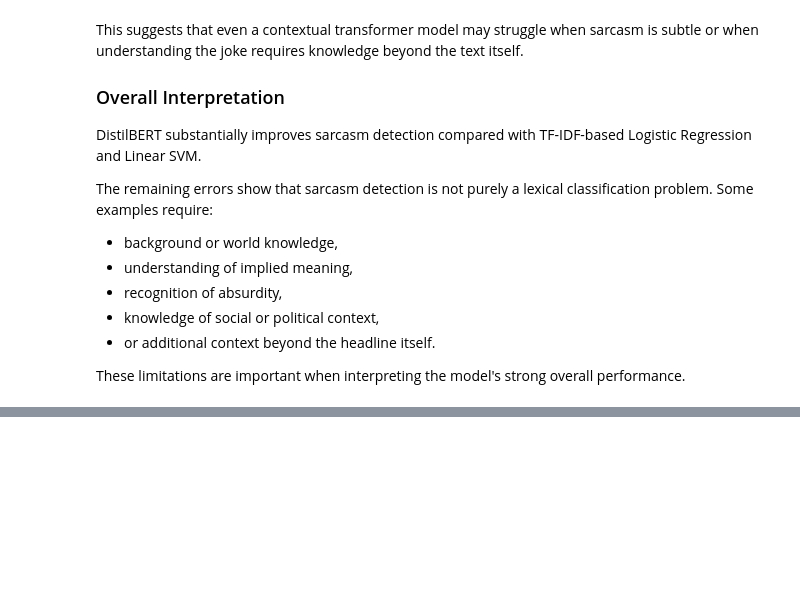
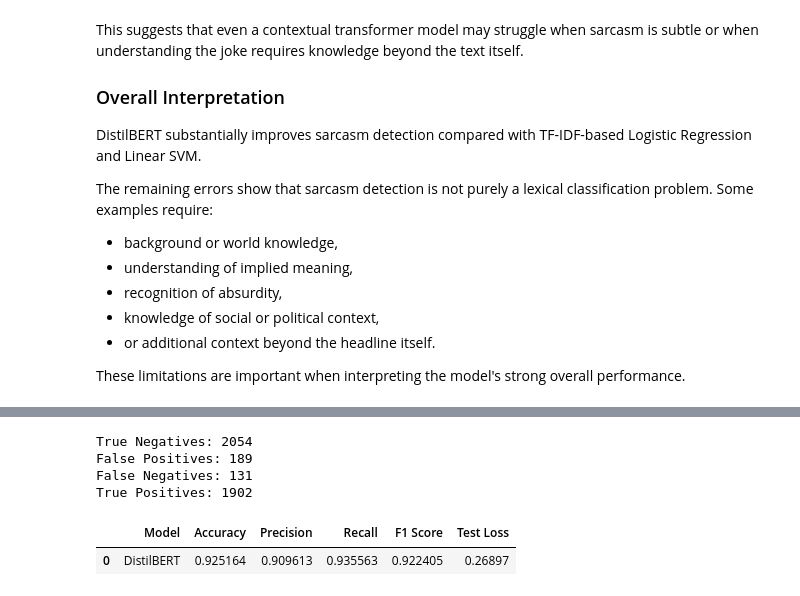
Before and after one commit to Sangeetha-238/sarcasm-detection-nlp, a Jupyter notebook: notebooks/06_distilbert_model.ipynb, the cells around one changed output, grey strips where cells are left out. Cells and saved outputs as stored; diff of their text form; code cells hidden in the pictures; blank space fills up the shorter version.

```diff
--- a/notebooks/06_distilbert_model.ipynb
+++ b/notebooks/06_distilbert_model.ipynb
@@ -486,3 +486,8 @@ The remaining errors show that sarcasm detection is not purely a lexical classif
 - or additional context beyond the headline itself.
 
 These limitations are important when interpreting the model's strong overall performance.
+# %%
+#Evaluate the model on the test set
+test_results = trainer.evaluate(test_tokenized)
+
+test_results
@@ -488,0 +547,33 @@ These limitations are important when interpreting the model's strong overall per
+# %%
+# Extract raw values
+from sklearn.metrics import confusion_matrix
+
+tn, fp, fn, tp = confusion_matrix(
+    y_test_true,
+    y_test_pred
+).ravel()
+
+print("True Negatives:", tn)
+print("False Positives:", fp)
+print("False Negatives:", fn)
+print("True Positives:", tp)
+# %% [output]
+True Negatives: 2054
+False Positives: 189
+False Negatives: 131
+True Positives: 1902
+# %%
+# Sae the final metrics
+final_test_metrics = pd.DataFrame([{
+    "Model": "DistilBERT",
+    "Accuracy": test_results["eval_accuracy"],
+    "Precision": test_results["eval_precision"],
+    "Recall": test_results["eval_recall"],
+    "F1 Score": test_results["eval_f1"],
+    "Test Loss": test_results["eval_loss"]
+}])
+
+final_test_metrics
+# %% [output]
+|  | Model | Accuracy | Precision | Recall | F1 Score | Test Loss |
+| 0 | DistilBERT | 0.925164 | 0.909613 | 0.935563 | 0.922405 | 0.26897 |
```
Also changed, not shown: parts of 7 cells of this notebook, 1 other file.
